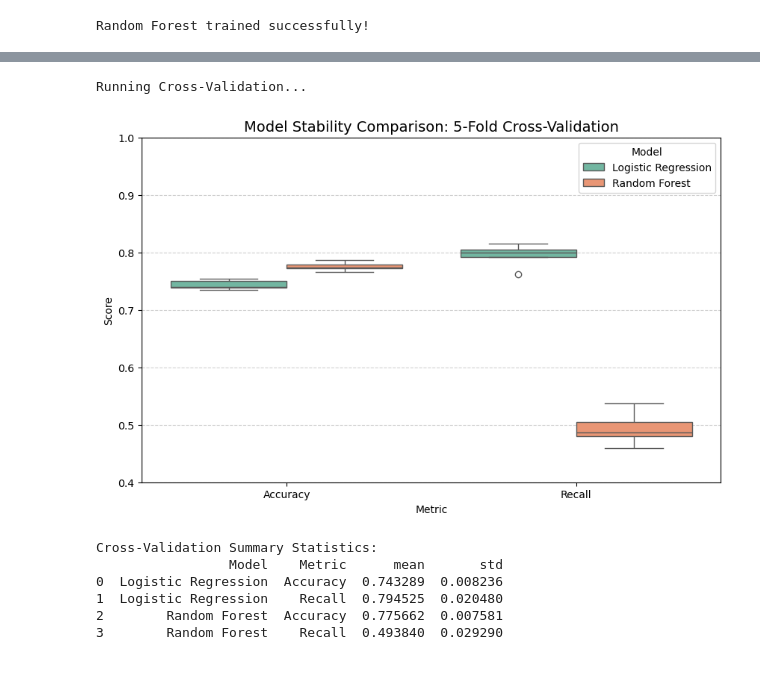
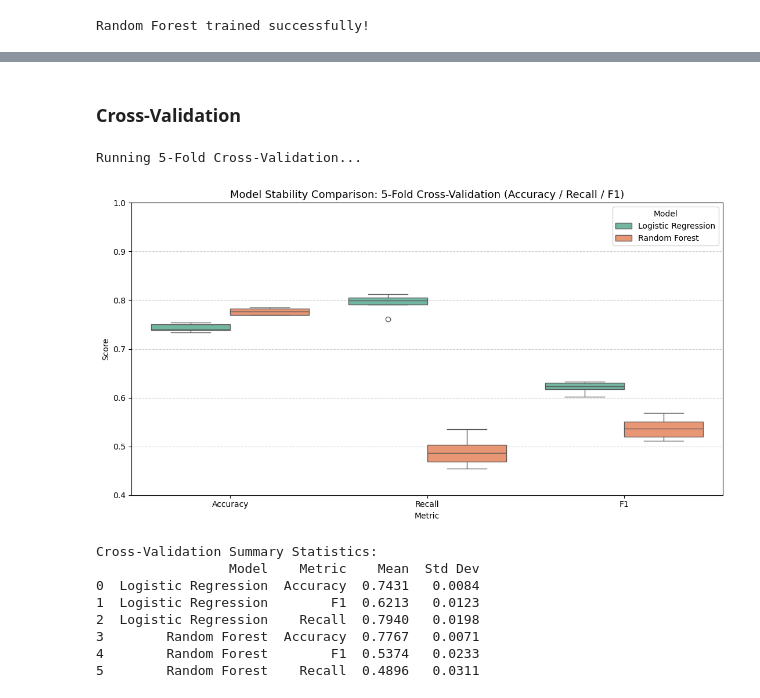
Before and after one commit to Averydo23/SSIM916-Problem-Set-1, a Jupyter notebook: data/Problem_Set_1.ipynb, the cells around one changed output, grey strips where cells are left out. Drawn from its saved outputs; the diff is of its cells as text; code cells hidden in the pictures; blank space fills up the shorter version.

```diff
--- a/data/Problem_Set_1.ipynb
+++ b/data/Problem_Set_1.ipynb
@@ -444,7 +444,6 @@ features = [
     'Contract_Two year',
     'InternetService_No',
     'Partner',
-    'PaymentMethod_Electronic check',
     'OnlineSecurity_No',
     'TechSupport_No',
     'EarlyStage'
@@ -635,47 +711,52 @@ weighted avg       0.77      0.78      0.77      1409
+# %% [markdown]
+### Cross-Validation
 # %%
-from sklearn.model_selection import cross_val_score, StratifiedKFold
-import pandas as pd
-import seaborn as sns
-import matplotlib.pyplot as plt
-
 models = {
-    'Logistic Regression': LogisticRegression(max_iter=1000, class_weight='balanced', random_state=42),
-    'Random Forest': RandomForestClassifier(n_estimators=200, criterion='entropy', class_weight='balanced', random_state=42)
+    'Logistic Regression': LogisticRegression(
+        C=1.0, max_iter=1000, class_weight='balanced', random_state=42
+    ),
+    'Random Forest': RandomForestClassifier(
+        n_estimators=200, criterion='entropy',
+        class_weight='balanced', random_state=42
+    )
 }
 
 cv_strategy = StratifiedKFold(n_splits=5, shuffle=True, random_state=42)
+cv_results   = []
 
-cv_results = []
+print("Running 5-Fold Cross-Validation...")
+for name, model in models.items():
+    for metric in ['accuracy', 'recall', 'f1']:
+        X_cv = X[features]
+        scores = cross_val_score(model, X_cv, y, cv=cv_strategy, scoring=metric)
+        for score in scores:
+            cv_results.append({'Model': name, 'Metric': metric.capitalize(), 'Score': score})
 
-print("Running Cross-Validation...")
-for name, model in models.items():
-    scores = cross_val_score(model, X[features], y, cv=cv_strategy, scoring='accuracy')
-    for score in scores:
-        cv_results.append({'Model': name, 'Metric': 'Accuracy', 'Score': score})
-
-    recall_scores = cross_val_score(model, X[features], y, cv=cv_strategy, scoring='recall')
-    for score in recall_scores:
-        cv_results.append({'Model': name, 'Metric': 'Recall', 'Score': score})
+cv_df = pd.DataFrame(cv_results)
 # %% [output]
-Running Cross-Validation...
+Running 5-Fold Cross-Validation...
 # %%
-cv_df = pd.DataFrame(cv_results)
-
-plt.figure(figsize=(10, 6))
+plt.figure(figsize=(11, 6))
 sns.boxplot(data=cv_df, x='Metric', y='Score', hue='Model', palette='Set2')
-plt.title('Model Stability Comparison: 5-Fold Cross-Validation', fontsize=14)
+plt.title('Model Stability Comparison: 5-Fold Cross-Validation (Accuracy / Recall / F1)', fontsize=13)
 plt.ylim(0.4, 1.0)
 plt.grid(axis='y', linestyle='--', alpha=0.6)
+plt.tight_layout()
 plt.show()
-
-summary = cv_df.groupby(['Model', 'Metric'])['Score'].agg(['mean', 'std']).reset_index()
-print("\nCross-Validation Summary Statistics:")
-print(summary)
 # %% [output]
-[figure, old version]
+[figure, new version]
-Cross-Validation Summary Statistics:
-                 Model    Metric      mean       std
-0  Logistic Regression  Accuracy  0.743289  0.008236
-1  Logistic Regression    Recall  0.794525  0.020480
-2        Random Forest  Accuracy  0.775662  0.007581
-3        Random Forest    Recall  0.493840  0.029290
+# %%
+summary = cv_df.groupby(['Model', 'Metric'])['Score'].agg(['mean', 'std']).reset_index()
+summary.columns = ['Model', 'Metric', 'Mean', 'Std Dev']
+summary = summary.round(4)
+print("\nCross-Validation Summary Statistics:")
+print(summary)
+# %% [output]
+Cross-Validation Summary Statistics:
+                 Model    Metric    Mean  Std Dev
+0  Logistic Regression  Accuracy  0.7431   0.0084
+1  Logistic Regression        F1  0.6213   0.0123
+2  Logistic Regression    Recall  0.7940   0.0198
+3        Random Forest  Accuracy  0.7767   0.0071
+4        Random Forest        F1  0.5374   0.0233
+5        Random Forest    Recall  0.4896   0.0311
```
Also changed, not shown: parts of 13 cells of this notebook, 1 other file.
